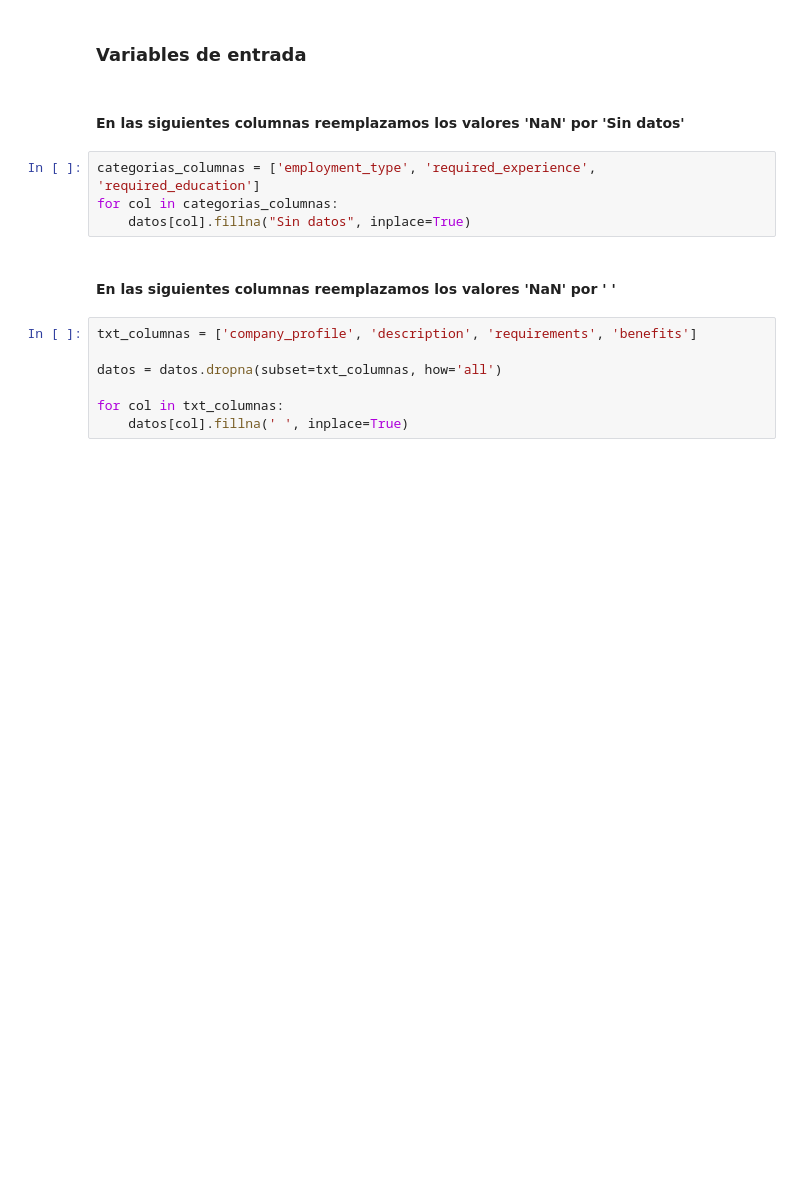
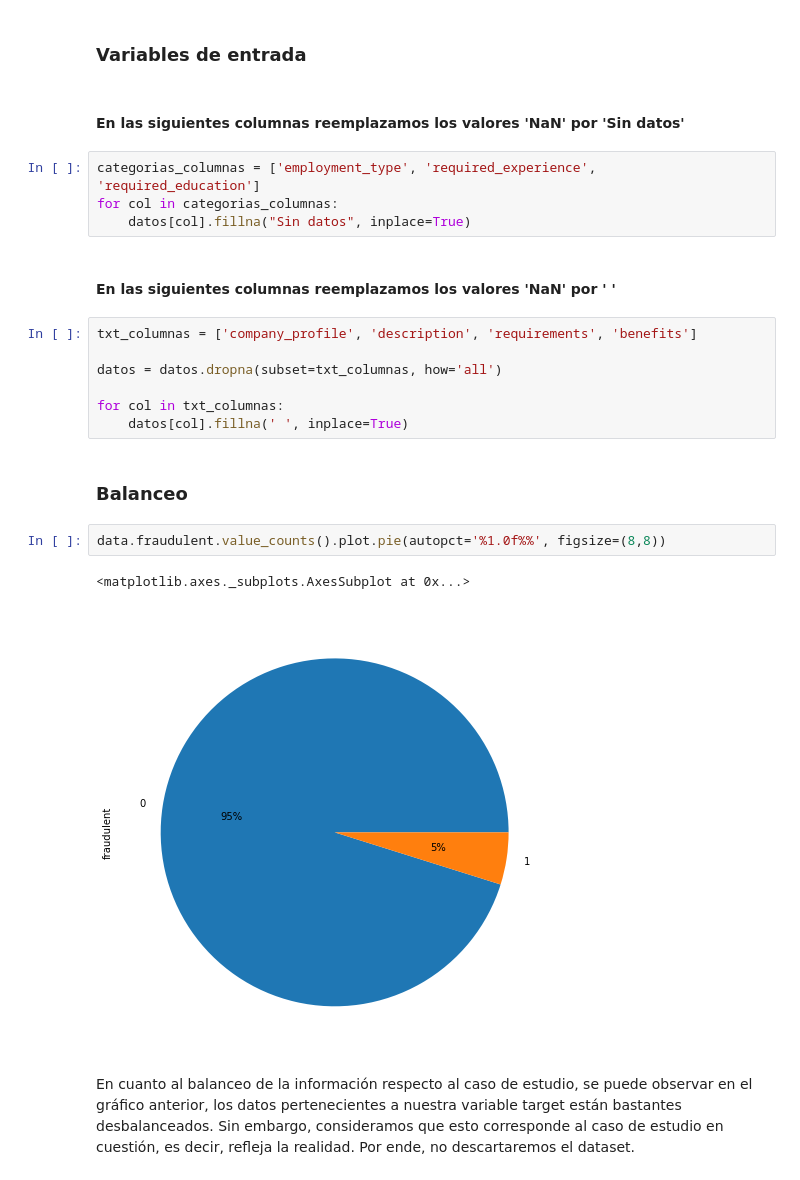
Before and after one commit to JuanAira/TP1-An-lisis_Exploratorio_de_Datos, a Jupyter notebook: tp1_exploration.ipynb, the cells around one changed output. Drawn from its saved outputs; the diff is of its cells as text; blank space fills up the shorter version.

```diff
--- a/tp1_exploration.ipynb
+++ b/tp1_exploration.ipynb
@@ -216,3 +213,12 @@ datos = datos.dropna(subset=txt_columnas, how='all')
 
 for col in txt_columnas:
     datos[col].fillna(' ', inplace=True)
+# %% [markdown]
+### Balanceo
+# %%
+data.fraudulent.value_counts().plot.pie(autopct='%1.0f%%', figsize=(8,8))
+# %% [output]
+<matplotlib.axes._subplots.AxesSubplot at 0x...>
+[figure, added]
+# %% [markdown]
+En cuanto al balanceo de la información respecto al caso de estudio, se puede observar en el gráfico anterior, los datos pertenecientes a nuestra variable target están bastantes desbalanceados. Sin embargo, consideramos que esto corresponde al caso de estudio en cuestión, es decir, refleja la realidad. Por ende, no descartaremos el dataset.
```
Also changed, not shown: parts of 6 cells of this notebook.
